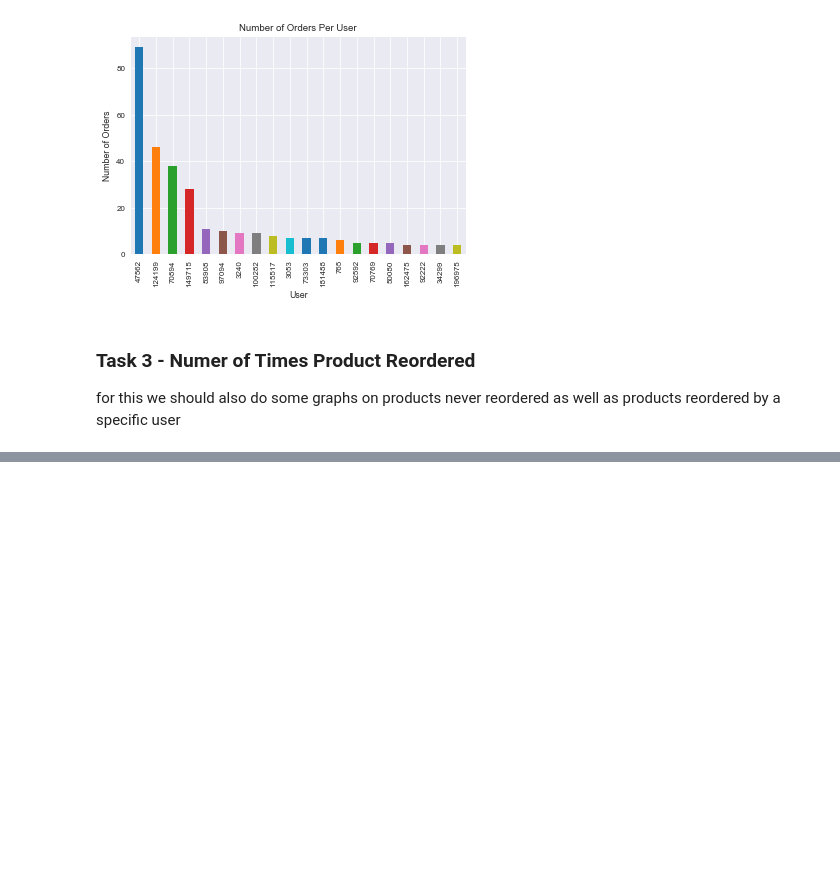
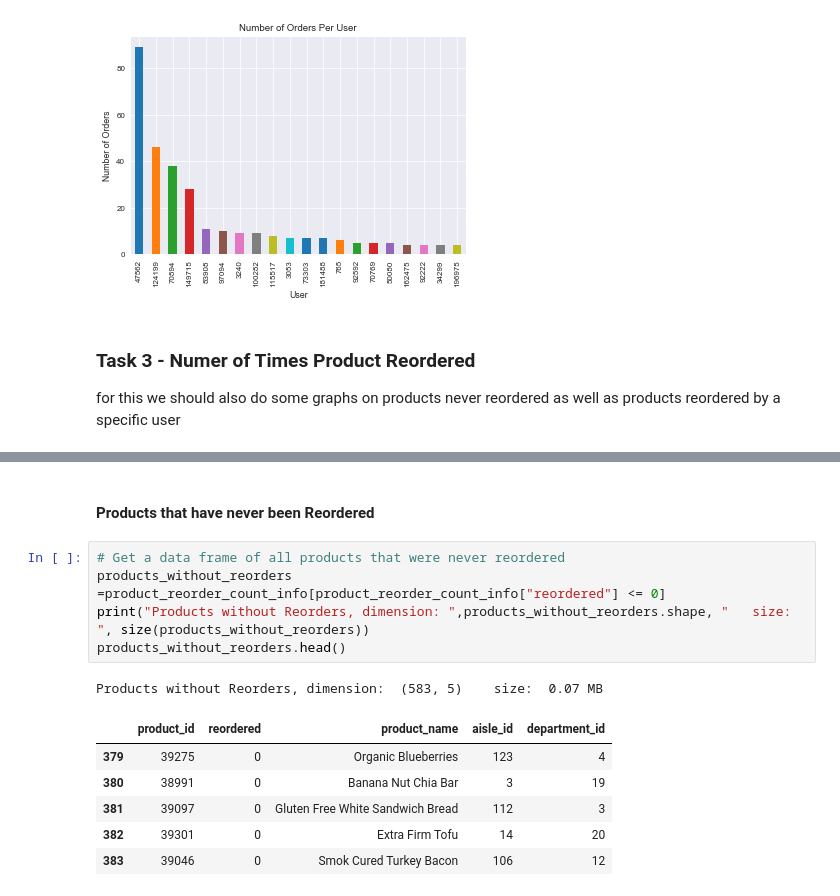
Before and after one commit to 1carew1/instacart_investigation, a Jupyter notebook: Assignment2_EDA.ipynb, the cells around one changed output, grey strips where cells are left out. Cells and saved outputs as stored; diff of their text form; blank space fills up the shorter version.

```diff
--- a/Assignment2_EDA.ipynb
+++ b/Assignment2_EDA.ipynb
@@ -198,0 +240,15 @@ for this we should also do some graphs on products never reordered as well as pr
+# %% [markdown]
+#### Products that have never been Reordered
+# %%
+# Get a data frame of all products that were never reordered
+products_without_reorders =product_reorder_count_info[product_reorder_count_info["reordered"] <= 0]
+print("Products without Reorders, dimension: ",products_without_reorders.shape, "   size: ", size(products_without_reorders))
+products_without_reorders.head()
+# %% [output]
+Products without Reorders, dimension:  (583, 5)    size:  0.07 MB
+|  | product_id | reordered | product_name | aisle_id | department_id |
+| 379 | 39275 | 0 | Organic Blueberries | 123 | 4 |
+| 380 | 38991 | 0 | Banana Nut Chia Bar | 3 | 19 |
+| 381 | 39097 | 0 | Gluten Free White Sandwich Bread | 112 | 3 |
+| 382 | 39301 | 0 | Extra Firm Tofu | 14 | 20 |
+| 383 | 39046 | 0 | Smok Cured Turkey Bacon | 106 | 12 |
```
Also changed, not shown: parts of 5 cells of this notebook.
